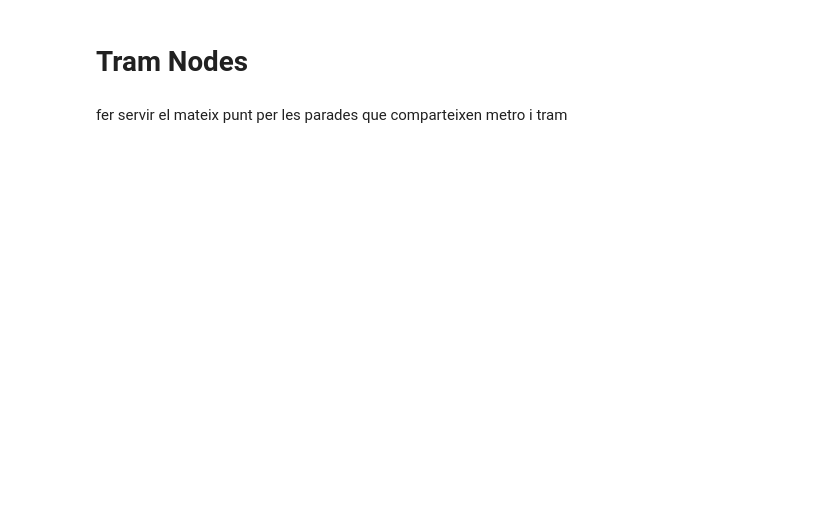
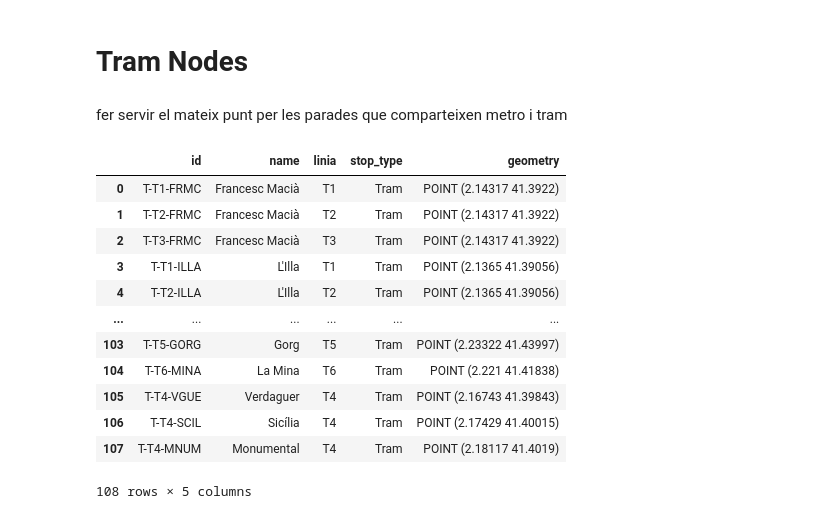
Before and after one commit to bmantepe/stop-location, a Jupyter notebook: 05-Tram-Nodes.ipynb, the cells around one changed output. Cells and saved outputs as stored; diff of their text form; code cells hidden in the pictures; blank space fills up the shorter version.

```diff
--- a/05-Tram-Nodes.ipynb
+++ b/05-Tram-Nodes.ipynb
@@ -122,3 +141,19 @@ geo_df_tram_stops= geo_df_tram_stops[['id','name','linia','stop_type','geometry'
 geo_df_tram_stops['id'] = 'T' + '-' + geo_df_tram_stops['linia'] + '-' + geo_df_tram_stops['id']
 # %%
 geo_df_tram_stops.to_csv('Nodes/Tram.csv', index=False)
+# %%
+geo_df_tram_stops
+# %% [output]
+|  | id | name | linia | stop_type | geometry |
+| 0 | T-T1-FRMC | Francesc Macià | T1 | Tram | POINT (2.14317 41.3922) |
+| 1 | T-T2-FRMC | Francesc Macià | T2 | Tram | POINT (2.14317 41.3922) |
+| 2 | T-T3-FRMC | Francesc Macià | T3 | Tram | POINT (2.14317 41.3922) |
+| 3 | T-T1-ILLA | L'Illa | T1 | Tram | POINT (2.1365 41.39056) |
+| 4 | T-T2-ILLA | L'Illa | T2 | Tram | POINT (2.1365 41.39056) |
+| ... | ... | ... | ... | ... | ... |
+| 103 | T-T5-GORG | Gorg | T5 | Tram | POINT (2.23322 41.43997) |
+| 104 | T-T6-MINA | La Mina | T6 | Tram | POINT (2.221 41.41838) |
+| 105 | T-T4-VGUE | Verdaguer | T4 | Tram | POINT (2.16743 41.39843) |
+| 106 | T-T4-SCIL | Sicília | T4 | Tram | POINT (2.17429 41.40015) |
+| 107 | T-T4-MNUM | Monumental | T4 | Tram | POINT (2.18117 41.4019) |
+108 rows × 5 columns
```
Also changed, not shown: parts of 1 cell of this notebook, 34 other files.
